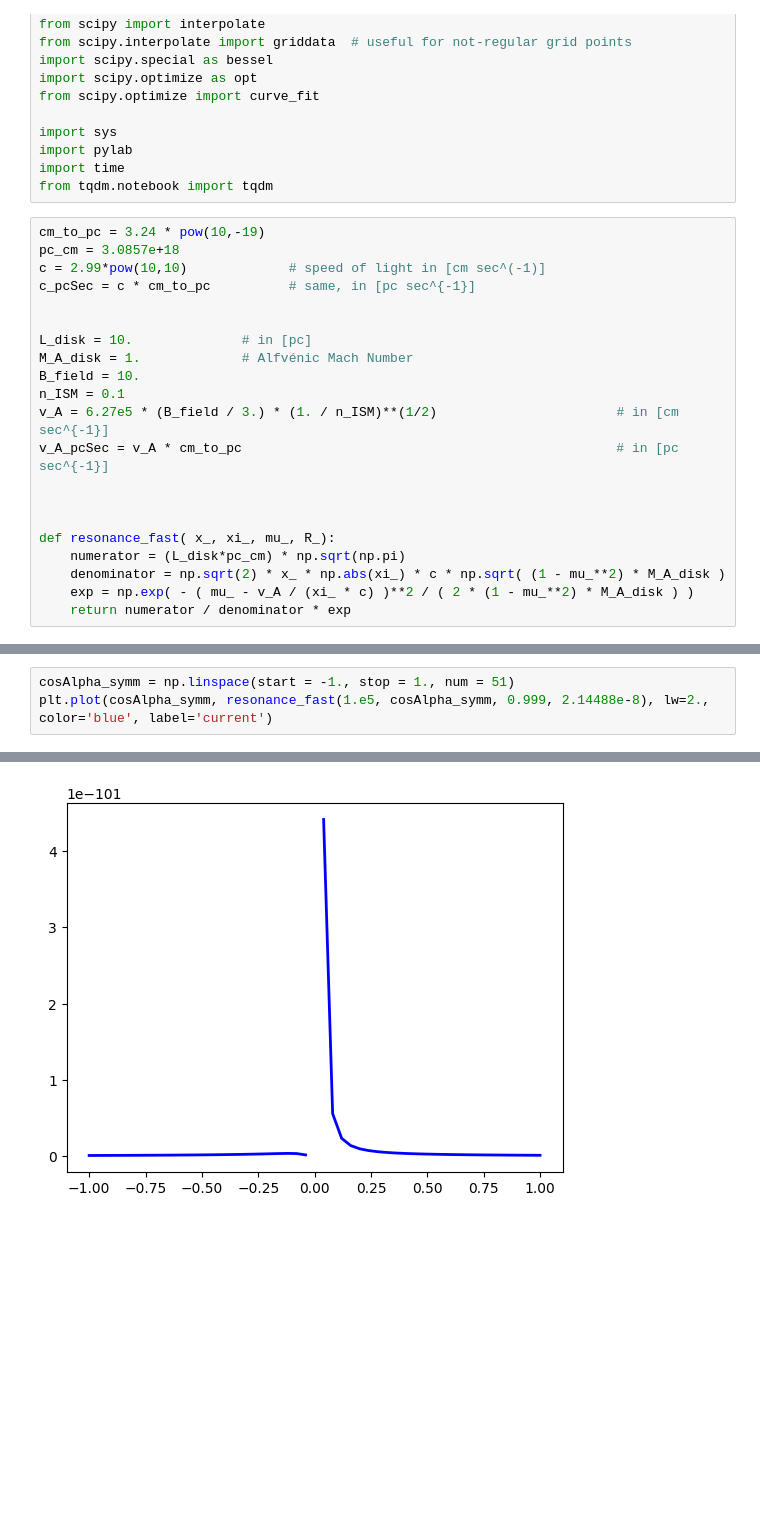
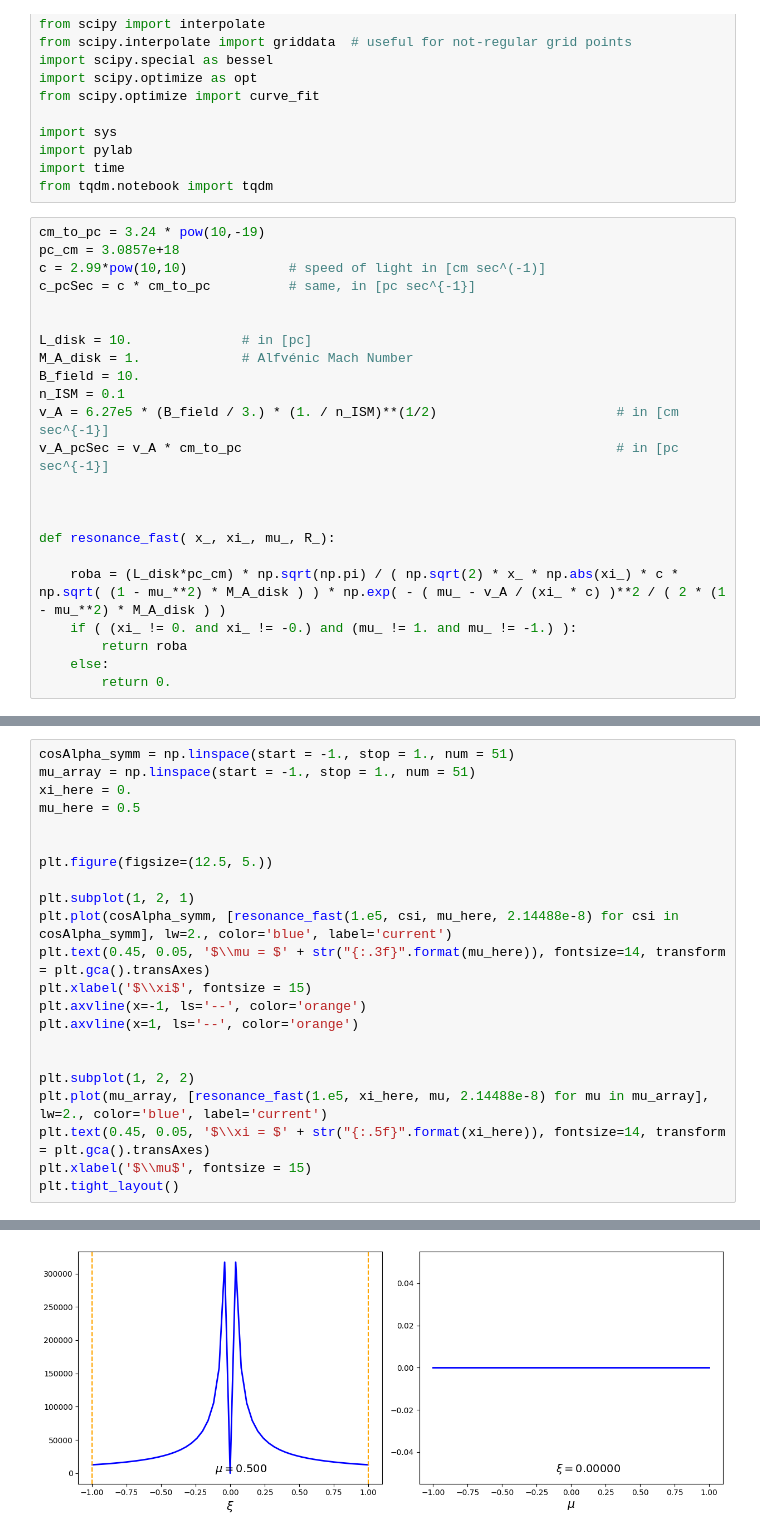
Before and after one commit to ottaviofornieri/Diffusion_MHD_modes, a Jupyter notebook: Untitled.ipynb, the cells around one changed output, grey strips where cells are left out. Drawn from its saved outputs; the diff is of its cells as text; blank space fills up the shorter version.

```diff
--- a/Untitled.ipynb
+++ b/Untitled.ipynb
@@ -37,7 +37,9 @@ v_A_pcSec = v_A * cm_to_pc                                                # in [
 
 
 def resonance_fast( x_, xi_, mu_, R_):
-    numerator = (L_disk*pc_cm) * np.sqrt(np.pi)
-    denominator = np.sqrt(2) * x_ * np.abs(xi_) * c * np.sqrt( (1 - mu_**2) * M_A_disk )
-    exp = np.exp( - ( mu_ - v_A / (xi_ * c) )**2 / ( 2 * (1 - mu_**2) * M_A_disk ) )
-    return numerator / denominator * exp
+
+    roba = (L_disk*pc_cm) * np.sqrt(np.pi) / ( np.sqrt(2) * x_ * np.abs(xi_) * c * np.sqrt( (1 - mu_**2) * M_A_disk ) ) * np.exp( - ( mu_ - v_A / (xi_ * c) )**2 / ( 2 * (1 - mu_**2) * M_A_disk ) )
+    if ( (xi_ != 0. and xi_ != -0.) and (mu_ != 1. and mu_ != -1.) ):
+        return roba
+    else:
+        return 0.
@@ -44,4 +52,23 @@ def resonance_fast( x_, xi_, mu_, R_):
 # %%
 cosAlpha_symm = np.linspace(start = -1., stop = 1., num = 51)
-plt.plot(cosAlpha_symm, resonance_fast(1.e5, cosAlpha_symm, 0.999, 2.14488e-8), lw=2., color='blue', label='current')
+mu_array = np.linspace(start = -1., stop = 1., num = 51)
+xi_here = 0.
+mu_here = 0.5
+
+
+plt.figure(figsize=(12.5, 5.))
+
+plt.subplot(1, 2, 1)
+plt.plot(cosAlpha_symm, [resonance_fast(1.e5, csi, mu_here, 2.14488e-8) for csi in cosAlpha_symm], lw=2., color='blue', label='current')
+plt.text(0.45, 0.05, '$\\mu = $' + str("{:.3f}".format(mu_here)), fontsize=14, transform = plt.gca().transAxes)
+plt.xlabel('$\\xi$', fontsize = 15)
+plt.axvline(x=-1, ls='--', color='orange')
+plt.axvline(x=1, ls='--', color='orange')
+
+
+plt.subplot(1, 2, 2)
+plt.plot(mu_array, [resonance_fast(1.e5, xi_here, mu, 2.14488e-8) for mu in mu_array], lw=2., color='blue', label='current')
+plt.text(0.45, 0.05, '$\\xi = $' + str("{:.5f}".format(xi_here)), fontsize=14, transform = plt.gca().transAxes)
+plt.xlabel('$\\mu$', fontsize = 15)
+plt.tight_layout()
 # %% [output]
@@ -49 +75 @@ plt.plot(cosAlpha_symm, resonance_fast(1.e5, cosAlpha_symm, 0.999, 2.14488e-8),
-[figure, old version]
+[figure, new version]
```
Also changed, not shown: parts of 4 cells of this notebook, 1 other file.
